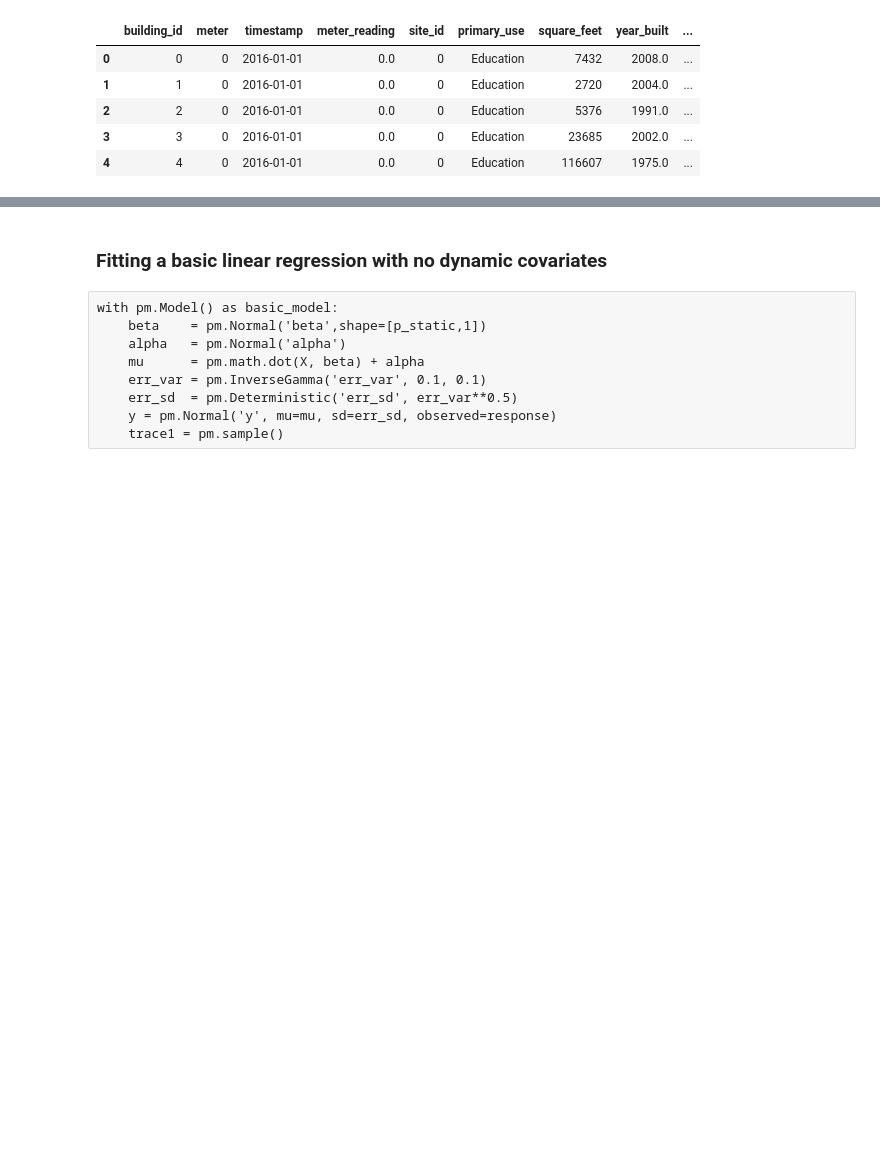
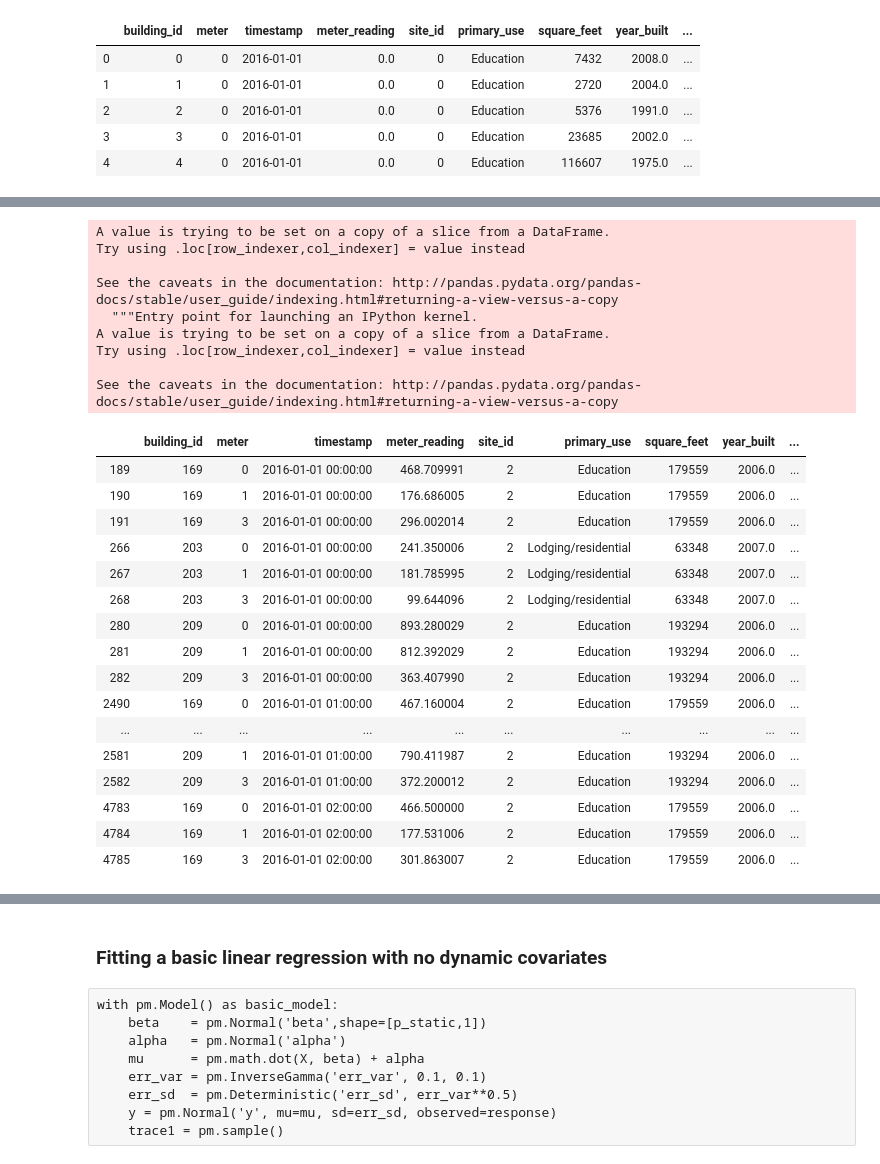
Before and after one commit to FangFeng-077/great-energy-predictor, a Jupyter notebook: hw_7.ipynb, the cells around one changed output, grey strips where cells are left out. Saved outputs shown, nothing was run; the diff lists cells and outputs as text; code cells hidden in the pictures; blank space fills up the shorter version.

```diff
--- a/hw_7.ipynb
+++ b/hw_7.ipynb
@@ -237 +210,5 @@ site_2['building_id'].value_counts()
 Name: building_id, dtype: int64
+# %%
+builds = ['209','169','203']
+builds_selected = train_df.loc[train_df['building_id'].isin(builds)]
+#builds_selected.head(20)
@@ -237,0 +222,31 @@ Name: building_id, dtype: int64
+# %%
+builds_selected['meter'] = builds_selected['meter'].astype('category')
+builds_selected['primary_use'] = builds_selected['primary_use'].astype('category')
+builds_selected.head(20)
+# %% [output]
+A value is trying to be set on a copy of a slice from a DataFrame.
+Try using .loc[row_indexer,col_indexer] = value instead
+
+See the caveats in the documentation: http://pandas.pydata.org/pandas-docs/stable/user_guide/indexing.html#returning-a-view-versus-a-copy
+  """Entry point for launching an IPython kernel.
+A value is trying to be set on a copy of a slice from a DataFrame.
+Try using .loc[row_indexer,col_indexer] = value instead
+
+See the caveats in the documentation: http://pandas.pydata.org/pandas-docs/stable/user_guide/indexing.html#returning-a-view-versus-a-copy
+|  | building_id | meter | timestamp | meter_reading | site_id | primary_use | square_feet | year_built | ... |
+| 189 | 169 | 0 | 2016-01-01 00:00:00 | 468.709991 | 2 | Education | 179559 | 2006.0 | ... |
+| 190 | 169 | 1 | 2016-01-01 00:00:00 | 176.686005 | 2 | Education | 179559 | 2006.0 | ... |
+| 191 | 169 | 3 | 2016-01-01 00:00:00 | 296.002014 | 2 | Education | 179559 | 2006.0 | ... |
+| 266 | 203 | 0 | 2016-01-01 00:00:00 | 241.350006 | 2 | Lodging/residential | 63348 | 2007.0 | ... |
+| 267 | 203 | 1 | 2016-01-01 00:00:00 | 181.785995 | 2 | Lodging/residential | 63348 | 2007.0 | ... |
+| 268 | 203 | 3 | 2016-01-01 00:00:00 | 99.644096 | 2 | Lodging/residential | 63348 | 2007.0 | ... |
+| 280 | 209 | 0 | 2016-01-01 00:00:00 | 893.280029 | 2 | Education | 193294 | 2006.0 | ... |
+| 281 | 209 | 1 | 2016-01-01 00:00:00 | 812.392029 | 2 | Education | 193294 | 2006.0 | ... |
+| 282 | 209 | 3 | 2016-01-01 00:00:00 | 363.407990 | 2 | Education | 193294 | 2006.0 | ... |
+| 2490 | 169 | 0 | 2016-01-01 01:00:00 | 467.160004 | 2 | Education | 179559 | 2006.0 | ... |
+| ... | ... | ... | ... | ... | ... | ... | ... | ... | ... |
+| 2581 | 209 | 1 | 2016-01-01 01:00:00 | 790.411987 | 2 | Education | 193294 | 2006.0 | ... |
+| 2582 | 209 | 3 | 2016-01-01 01:00:00 | 372.200012 | 2 | Education | 193294 | 2006.0 | ... |
+| 4783 | 169 | 0 | 2016-01-01 02:00:00 | 466.500000 | 2 | Education | 179559 | 2006.0 | ... |
+| 4784 | 169 | 1 | 2016-01-01 02:00:00 | 177.531006 | 2 | Education | 179559 | 2006.0 | ... |
+| 4785 | 169 | 3 | 2016-01-01 02:00:00 | 301.863007 | 2 | Education | 179559 | 2006.0 | ... |
```
Also changed, not shown: parts of 34 cells of this notebook.
